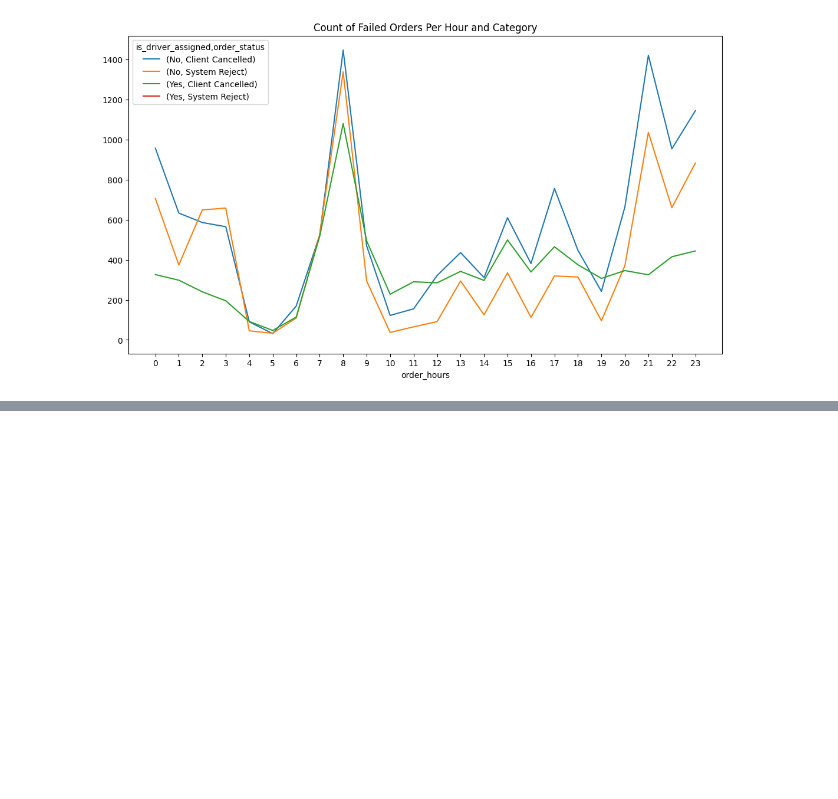
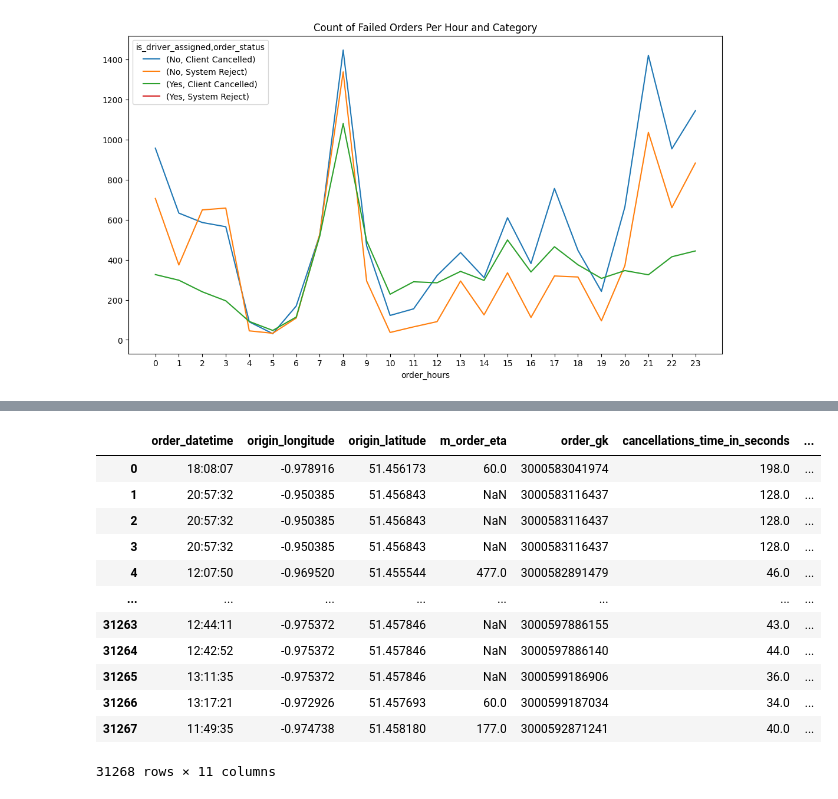
Before and after one commit to EWang229/GetTaxi_Failed_Order_Insights, a Jupyter notebook: notebook/worknotebook.ipynb, the cells around one changed output, grey strips where cells are left out. Saved outputs shown, nothing was run; the diff lists cells and outputs as text; code cells hidden in the pictures; blank space fills up the shorter version.

```diff
--- a/notebook/worknotebook.ipynb
+++ b/notebook/worknotebook.ipynb
@@ -73,0 +101,19 @@ grouped_hour.reset_index().pivot(index="order_hours",
+# %%
+df["hex_id"] = df.apply(
+    func=lambda row: h3.latlng_to_cell(lat=row["origin_latitude"], lng=row["origin_longitude"], res=8), axis=1)
+# %%
+df
+# %% [output]
+|  | order_datetime | origin_longitude | origin_latitude | m_order_eta | order_gk | cancellations_time_in_seconds | ... |
+| 0 | 18:08:07 | -0.978916 | 51.456173 | 60.0 | 3000583041974 | 198.0 | ... |
+| 1 | 20:57:32 | -0.950385 | 51.456843 | NaN | 3000583116437 | 128.0 | ... |
+| 2 | 20:57:32 | -0.950385 | 51.456843 | NaN | 3000583116437 | 128.0 | ... |
+| 3 | 20:57:32 | -0.950385 | 51.456843 | NaN | 3000583116437 | 128.0 | ... |
+| 4 | 12:07:50 | -0.969520 | 51.455544 | 477.0 | 3000582891479 | 46.0 | ... |
+| ... | ... | ... | ... | ... | ... | ... | ... |
+| 31263 | 12:44:11 | -0.975372 | 51.457846 | NaN | 3000597886155 | 43.0 | ... |
+| 31264 | 12:42:52 | -0.975372 | 51.457846 | NaN | 3000597886140 | 44.0 | ... |
+| 31265 | 13:11:35 | -0.975372 | 51.457846 | NaN | 3000599186906 | 36.0 | ... |
+| 31266 | 13:17:21 | -0.972926 | 51.457693 | 60.0 | 3000599187034 | 34.0 | ... |
+| 31267 | 11:49:35 | -0.974738 | 51.458180 | 177.0 | 3000592871241 | 40.0 | ... |
+31268 rows × 11 columns
```
Also changed, not shown: parts of 14 cells of this notebook, 3 other files.
